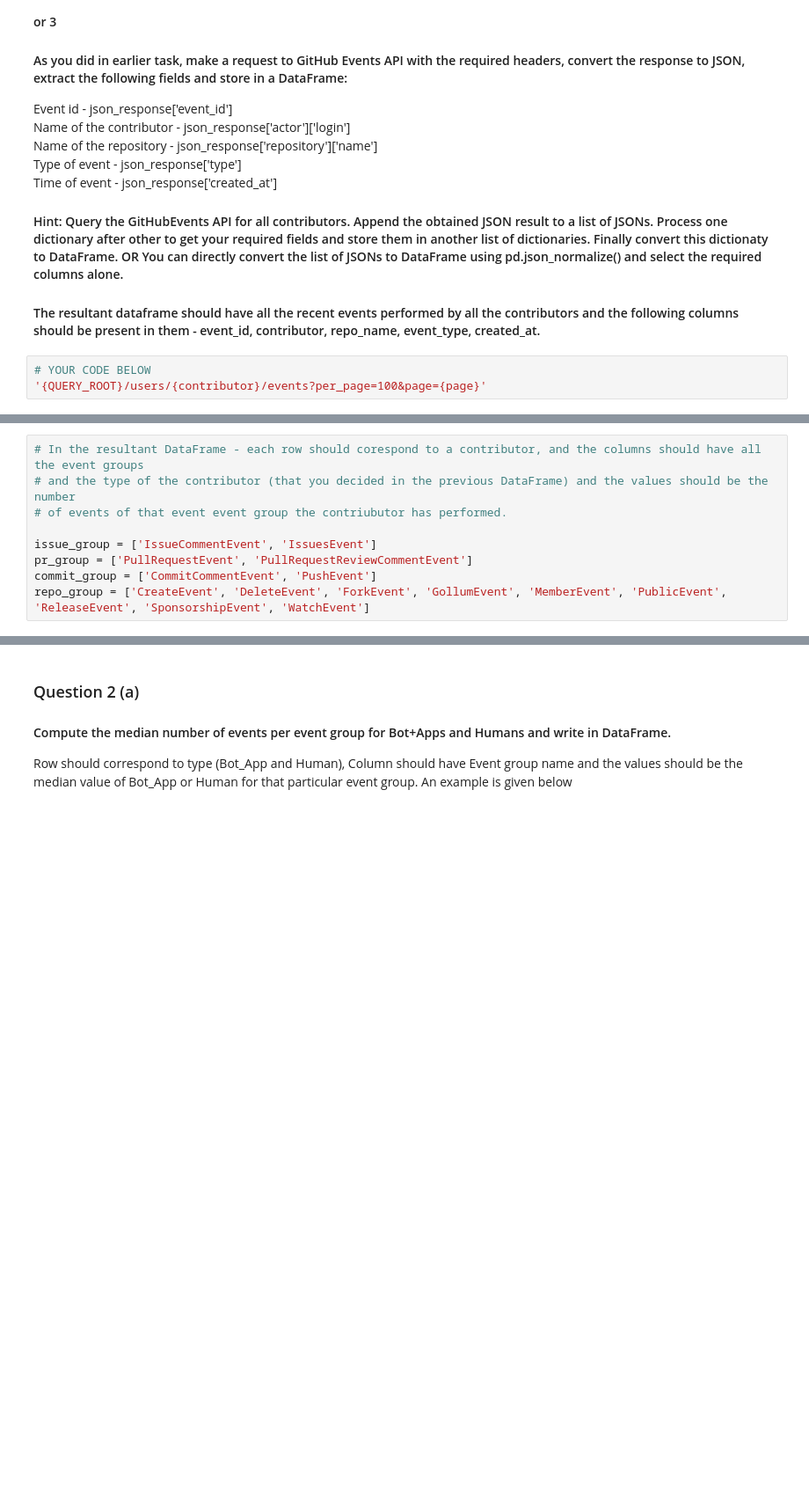
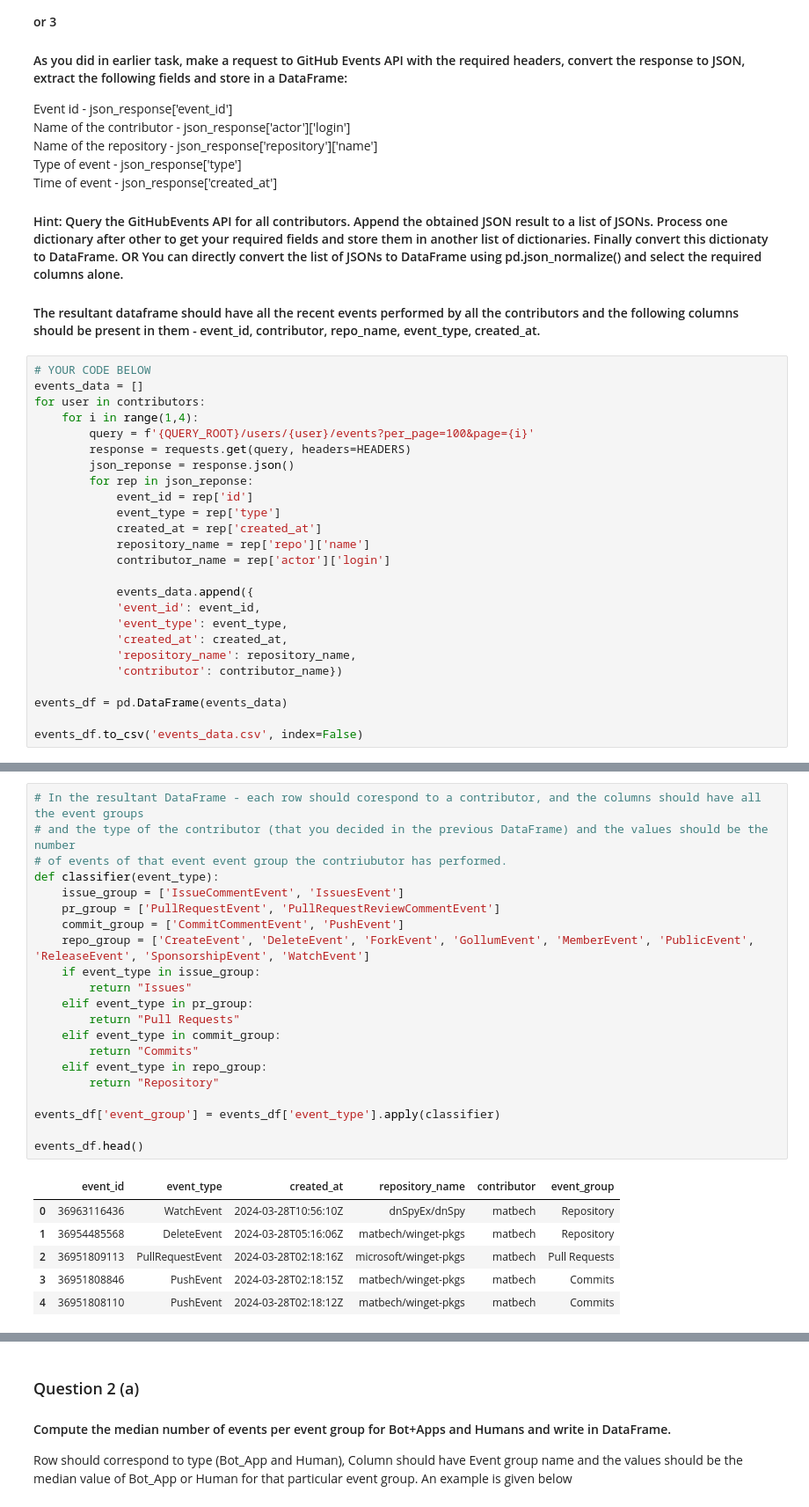
Before and after one commit to VionFrancois/Software_Evolution_TP3_2024, a Jupyter notebook: TP3_template.ipynb, the cells around one changed output, grey strips where cells are left out. Shown: that part at 88% size. Cells and saved outputs as stored; diff of their text form; blank space fills up the shorter version.

```diff
--- a/TP3_template.ipynb
+++ b/TP3_template.ipynb
@@ -385,7 +393,29 @@ Time of event - json_response['created_at']
 #### The resultant dataframe should have all the recent events performed by all the contributors and the following columns should be present in them - event_id, contributor, repo_name, event_type, created_at.
 # %%
 # YOUR CODE BELOW
-'{QUERY_ROOT}/users/{contributor}/events?per_page=100&page={page}'
+events_data = []
+for user in contributors:
+    for i in range(1,4):
+        query = f'{QUERY_ROOT}/users/{user}/events?per_page=100&page={i}'
+        response = requests.get(query, headers=HEADERS)
+        json_reponse = response.json()
+        for rep in json_reponse:
+            event_id = rep['id']
+            event_type = rep['type']
+            created_at = rep['created_at']
+            repository_name = rep['repo']['name']
+            contributor_name = rep['actor']['login']
+
+            events_data.append({
+            'event_id': event_id,
+            'event_type': event_type,
+            'created_at': created_at,
+            'repository_name': repository_name,
+            'contributor': contributor_name})
+
+events_df = pd.DataFrame(events_data)
+
+events_df.to_csv('events_data.csv', index=False)
 # %% [markdown]
 ### Question 1
 #### Group each event into the following four categories
@@ -407,11 +437,30 @@ The final DataFrame should be looking like the following
 # %%
 # In the resultant DataFrame - each row should corespond to a contributor, and the columns should have all the event groups
 # and the type of the contributor (that you decided in the previous DataFrame) and the values should be the number
 # of events of that event event group the contriubutor has performed.
+def classifier(event_type):
+    issue_group = ['IssueCommentEvent', 'IssuesEvent']
+    pr_group = ['PullRequestEvent', 'PullRequestReviewCommentEvent']
+    commit_group = ['CommitCommentEvent', 'PushEvent']
+    repo_group = ['CreateEvent', 'DeleteEvent', 'ForkEvent', 'GollumEvent', 'MemberEvent', 'PublicEvent', 'ReleaseEvent', 'SponsorshipEvent', 'WatchEvent']
+    if event_type in issue_group:
+        return "Issues"
+    elif event_type in pr_group:
+        return "Pull Requests"
+    elif event_type in commit_group:
+        return "Commits"
+    elif event_type in repo_group:
+        return "Repository"
 
-issue_group = ['IssueCommentEvent', 'IssuesEvent']
-pr_group = ['PullRequestEvent', 'PullRequestReviewCommentEvent']
-commit_group = ['CommitCommentEvent', 'PushEvent']
-repo_group = ['CreateEvent', 'DeleteEvent', 'ForkEvent', 'GollumEvent', 'MemberEvent', 'PublicEvent', 'ReleaseEvent', 'SponsorshipEvent', 'WatchEvent']
+events_df['event_group'] = events_df['event_type'].apply(classifier)
+
+events_df.head()
+# %% [output]
+|  | event_id | event_type | created_at | repository_name | contributor | event_group |
+| 0 | 36963116436 | WatchEvent | 2024-03-28T10:56:10Z | dnSpyEx/dnSpy | matbech | Repository |
+| 1 | 36954485568 | DeleteEvent | 2024-03-28T05:16:06Z | matbech/winget-pkgs | matbech | Repository |
+| 2 | 36951809113 | PullRequestEvent | 2024-03-28T02:18:16Z | microsoft/winget-pkgs | matbech | Pull Requests |
+| 3 | 36951808846 | PushEvent | 2024-03-28T02:18:15Z | matbech/winget-pkgs | matbech | Commits |
+| 4 | 36951808110 | PushEvent | 2024-03-28T02:18:12Z | matbech/winget-pkgs | matbech | Commits |
 # %%
 # YOUR CODE BELOW
```
Also changed, not shown: parts of 4 cells of this notebook, 1 other file.
